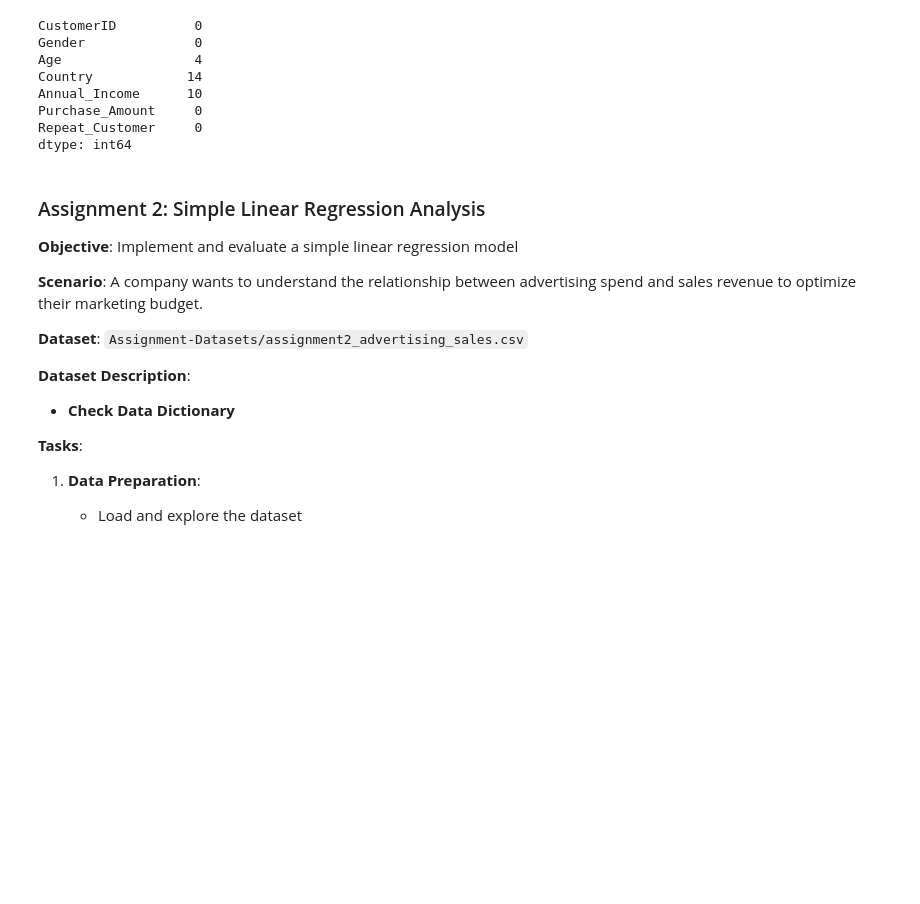
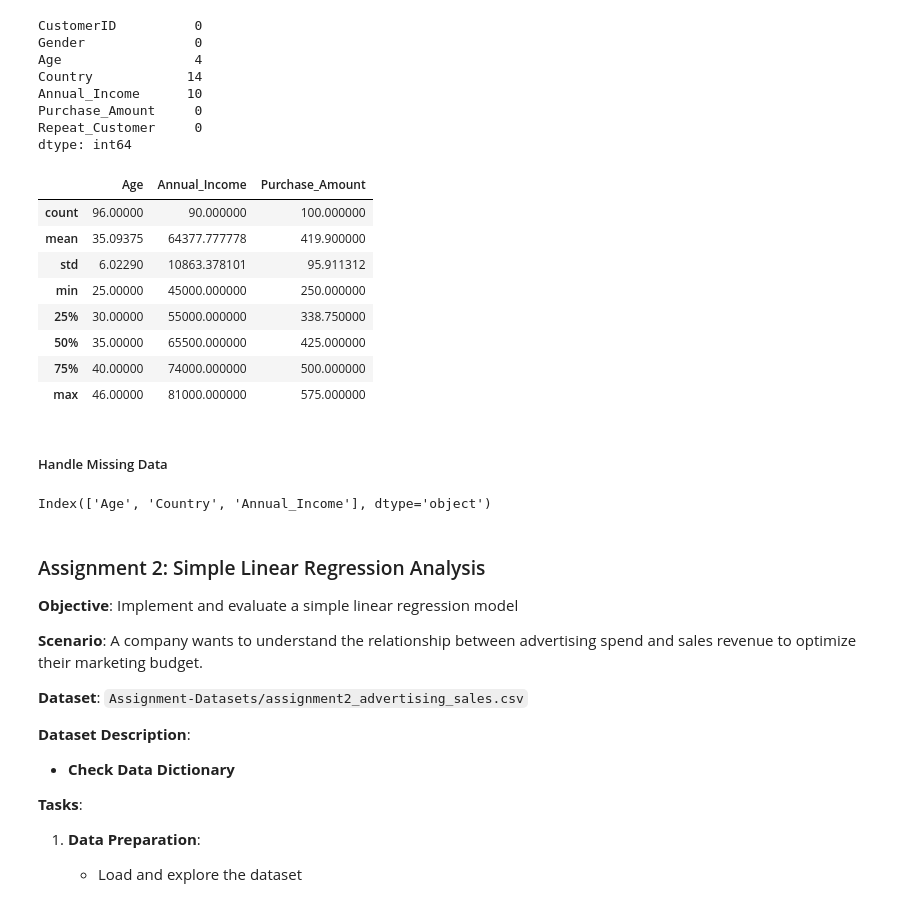
Before and after one commit to Ezerioha-ifeanyi/Week-14-Take-Home, a Jupyter notebook: Take Home.ipynb, the cells around one changed output. Cells and saved outputs as stored; diff of their text form; code cells hidden in the pictures; blank space fills up the shorter version.

Commit message:
Displayed the columns with missing values

```diff
--- a/Take Home.ipynb
+++ b/Take Home.ipynb
@@ -482,6 +482,27 @@ Annual_Income      10
 Purchase_Amount     0
 Repeat_Customer     0
 dtype: int64
+# %%
+# show statistical summary
+
+ecomData.describe()
+# %% [output]
+|  | Age | Annual_Income | Purchase_Amount |
+| count | 96.00000 | 90.000000 | 100.000000 |
+| mean | 35.09375 | 64377.777778 | 419.900000 |
+| std | 6.02290 | 10863.378101 | 95.911312 |
+| min | 25.00000 | 45000.000000 | 250.000000 |
+| 25% | 30.00000 | 55000.000000 | 338.750000 |
+| 50% | 35.00000 | 65500.000000 | 425.000000 |
+| 75% | 40.00000 | 74000.000000 | 500.000000 |
+| max | 46.00000 | 81000.000000 | 575.000000 |
+# %% [markdown]
+##### Handle Missing Data
+# %%
+# Display the columns with missing values
+ecomData.columns[ecomData.isnull().any()]
+# %% [output]
+Index(['Age', 'Country', 'Annual_Income'], dtype='object')
 # %% [markdown]
 ### Assignment 2: Simple Linear Regression Analysis
 **Objective**: Implement and evaluate a simple linear regression model
```
Also changed, not shown: parts of 2 cells of this notebook.
